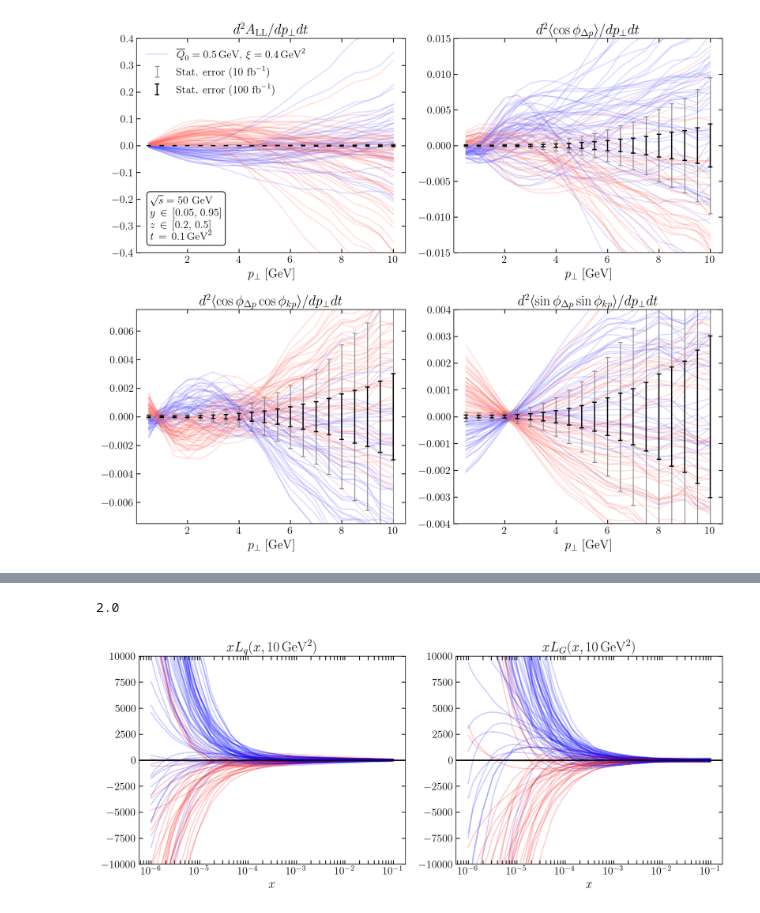
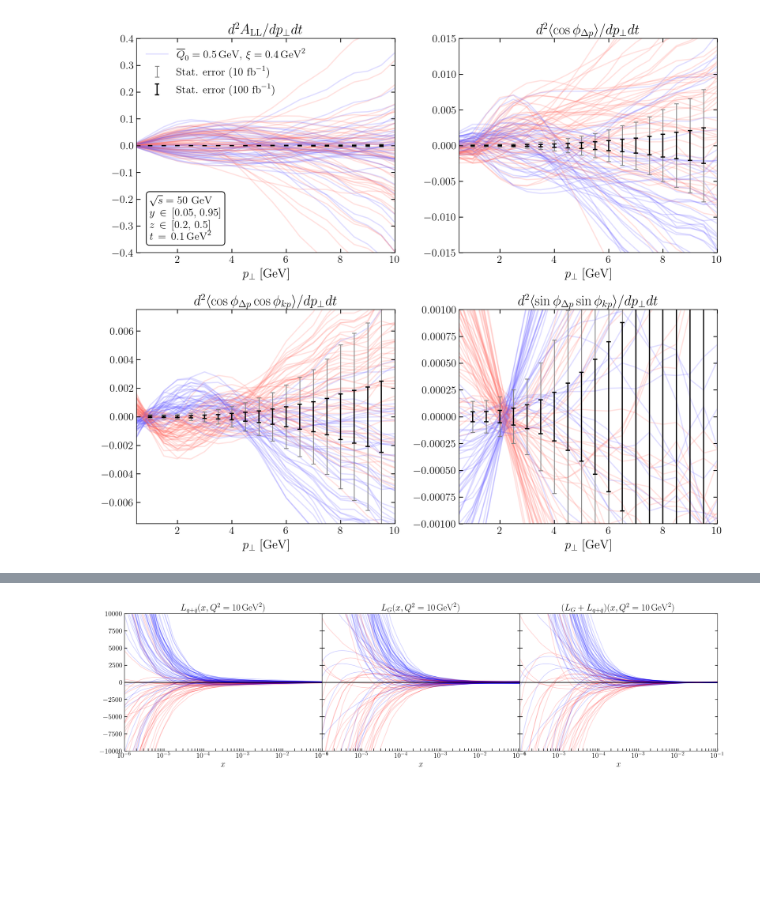
Before and after one commit to brandonmanley/dijet_DSA, a Jupyter notebook: correlation_plots_lowQ2.ipynb, the cells around one changed output, grey strips where cells are left out. Cells and saved outputs as stored; diff of their text form; code cells hidden in the pictures; blank space fills up the shorter version.

```diff
--- a/correlation_plots_lowQ2.ipynb
+++ b/correlation_plots_lowQ2.ipynb
@@ -18,6 +18,7 @@ plt.rcParams["axes.titlesize"] = 18
 plt.rcParams["text.usetex"] = True
 plt.rcParams["text.latex.preamble"] = r"\usepackage{amsmath}"
 %config InlineBackend.figure_format = 'retina'
+plt.rcParams['axes.xmargin'] = 0
 # %%
 
 # files = ['oam3_range30', 'oam3_range10', 'oam1_range10']
@@ -136,7 +137,7 @@ for ifile, file in enumerate(data):
 
         else:
             for irep, rep in enumerate(data[file][fit]):
-                if rep[corr][0] > 0: color = colors[0]
+                if rep[corrs[2]][0] > 0: color = colors[0]
                 else: color = colors[1]
                 if irep == 0:
                     axs[icorr].plot(pT_values, np.array(rep[corr]), alpha=0.2, color=color, label=labels[ifile], zorder=1)
@@ -154,12 +155,12 @@ if plot_stat_errors:
             else: error = tt_errors[file]
             # if plot_bands:
             axs[icorr].errorbar(
-                    pT_values, np.zeros(error.shape), yerr=np.sqrt(10)*error, fmt='o',
+                    pT_values[1:-1], np.zeros(error[1:-1].shape), yerr=np.sqrt(10)*error[1:-1], fmt='o',
                     capsize=3, elinewidth=1, capthick=1, color='gray', markersize=0,
                     label=rf'Stat. error ({round(lumi/10)} $\mathrm{{fb}}^{{-1}}$)'
             )
             axs[icorr].errorbar(
-                    pT_values, np.zeros(error.shape), yerr=error, fmt='o',
+                    pT_values[1:-1], np.zeros(error[1:-1].shape), yerr=error[1:-1], fmt='o',
                     capsize=3, elinewidth=1.5, capthick=1.5, color='black', markersize=0,
                     label=rf'Stat. error ({lumi} $\mathrm{{fb}}^{{-1}}$)'
             )
@@ -210,7 +211,8 @@ else:
     axs[3].set_title(fr'$ d^{num_label} \langle \sin\phi_{{\Delta p}} \sin\phi_{{k p}}  \rangle / {den_label} $')
 axs[3].tick_params(axis="both", direction="in", length=5, width=1, which='both', right=True, top=True)
 # axs[3].legend(frameon=False)
-axs[3].set_ylim([-0.004, 0.004])
+# axs[3].set_ylim([-0.004, 0.004])
+axs[3].set_ylim([-0.001, 0.001])
 # axs[3].semilogy()
 
 plt.tight_layout()
@@ -222,7 +224,7 @@ plt.show()
 #     pass
 #     # fig.savefig('plots/dsa_lines_constraints.pdf', dpi=400, bbox_inches="tight")
 # %% [output]
-[figure, old version]
+[figure, new version]
 # %%
 # study correlations with oam
 
@@ -261,47 +263,58 @@ for irep, rep in enumerate(data[files[0]]['+pp(constrained)']):
 asp_ratio = 3.5/3
 psize = 5
 
-nrows, ncols = 1, 2
-fig, ax = plt.subplots(nrows, ncols, figsize=(asp_ratio*psize*ncols, psize*nrows))
+nrows, ncols = 1, 3
+fig, ax = plt.subplots(nrows, ncols, figsize=(asp_ratio*psize*ncols, psize*nrows), sharey=True, gridspec_kw={'wspace': 0})
 
-print(pT_values[3])
-corr = '<cos(phi_Dp)>'
-# corr = '<sin(phi_Dp)sin(phi_kp)>'
+# corr = '<cos(phi_Dp)>'
+corr = '<sin(phi_Dp)sin(phi_kp)>'
 # corr = '<cos(phi_Dp)cos(phi_kp)>'
 for irep, rep in enumerate(data[files[0]]['+pp(constrained)']):
-    if rep[corr][4] > 0: color = 'blue'
+    if rep[corr][0] > 0: color = 'blue'
     else: color = 'red'
 
-    ax[0].plot(xs, np.array(oamds['Lq'][irep]), alpha=0.2, color=color, zorder=1)
-    ax[1].plot(xs, np.array(oamds['LG'][irep]), alpha=0.2, color=color, zorder=1)
+    ax[0].plot(xs, np.array(oamds['Lq'][irep]), alpha=0.15, color=color, zorder=1)
+    ax[1].plot(xs, np.array(oamds['LG'][irep]), alpha=0.15, color=color, zorder=1)
+    ax[2].plot(xs, np.array(oamds['LG'][irep]) + np.array(oamds['Lq'][irep]), alpha=0.15, color=color, zorder=1)
 
 
 ax[0].axhline(y=0, color='black', linestyle='-')
 ax[0].set_xlabel(r'$x$')
-ax[0].set_title(r'$ x L_q(x, 10\, \mathrm{GeV}^2 )$')
-ax[0].tick_params(axis="both", direction="in", length=5, width=1, which='both', right=True, top=True)
+ax[0].set_title(r'$ L_{q+\bar{q}}(x, Q^2= 10\, \mathrm{GeV}^2 )$')
+ax[0].tick_params(axis="both", direction="in", length=5, width=1, which='both', right=True, top=False)
 # ax[0].legend(frameon=False, fontsize=14)
 ax[0].semilogx()
 ax[0].set_ylim([-10000, 10000])
 # ax[0].set_ylim([-2.5, 2.5])
+# ax[0].set_xmargin(0)
 
 ax[1].axhline(y=0, color='black', linestyle='-')
 ax[1].set_xlabel(r'$x$')
-ax[1].set_title(r'$ xL_G(x, 10\, \mathrm{GeV}^2 )$')
-ax[1].tick_params(axis="both", direction="in", length=5, width=1, which='both', right=True, top=True)
+ax[1].set_title(r'$ L_G(x, Q^2 = 10\, \mathrm{GeV}^2 )$')
+ax[1].tick_params(axis="both", direction="in", length=5, width=1, which='both', right=True, top=False)
 # ax[0].legend(frameon=False, fontsize=14)
 ax[1].semilogx()
 # ax[1].set_ylim([-2.5, 2.5])
-ax[1].set_ylim([-10000, 10000])
+# ax[1].set_ylim([-10000, 10000])
+# ax[1].set_xmargin(0)
+
+ax[2].axhline(y=0, color='black', linestyle='-')
+ax[2].set_xlabel(r'$x$')
+ax[2].set_title(r'$ (L_G + L_{q+\bar{q}})(x, Q^2 = 10\, \mathrm{GeV}^2 )$')
+ax[2].tick_params(axis="both", direction="in", length=5, width=1, which='both', right=True, top=False)
+# ax[0].legend(frameon=False, fontsize=14)
+ax[2].semilogx()
+# ax[2].set_ylim([-200, 200])
+# ax[2].set_ylim([-10000, 10000])
+# ax[1].set_xmargin(0)
 
 plt.tight_layout()
 plt.show()
 
 # if plot_bands:
 #     fig.savefig('plots/dsa_band_error_xi04_50rs.pdf', dpi=400, bbox_inches="tight")
 # else:
 #     pass
 #     # fig.savefig('plots/dsa_lines_constraints.pdf', dpi=400, bbox_inches="tight")
 # %% [output]
-2.0
-[figure, old version]
+[figure, new version]
```
Also changed, not shown: parts of 1 cell of this notebook, 16 other files.
